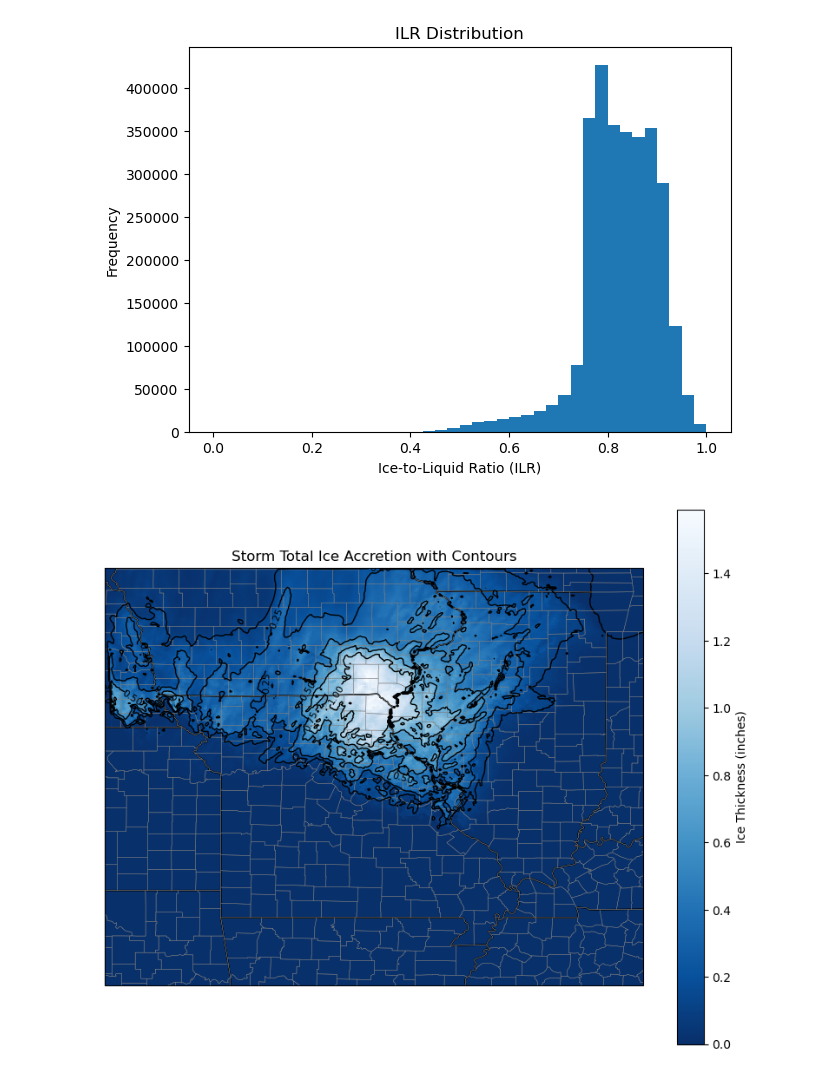
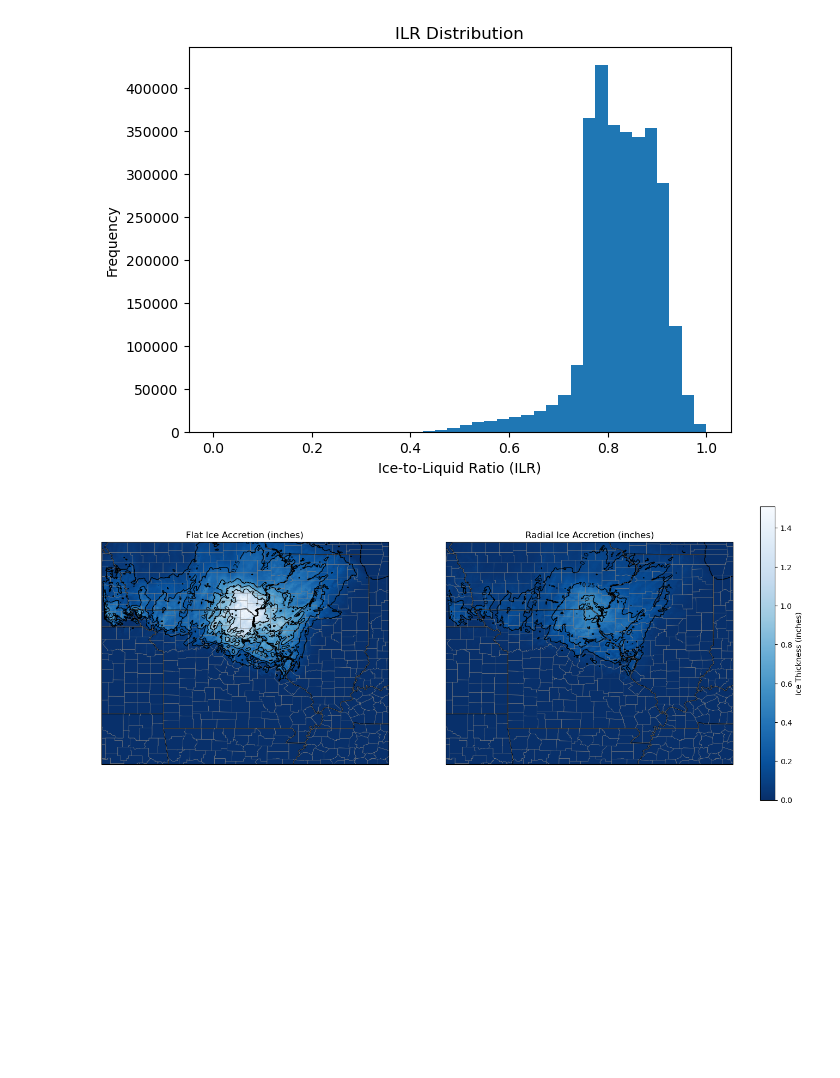
Before and after one commit to sciencekitty66/ATMS-596-ResearchProject, a Jupyter notebook: FRAM_implementation.ipynb, the cells around one changed output. Saved outputs shown, nothing was run; the diff lists cells and outputs as text; code cells hidden in the pictures; blank space fills up the shorter version.

```diff
--- a/FRAM_implementation.ipynb
+++ b/FRAM_implementation.ipynb
@@ -10,5 +11,5 @@ from time import sleep
 # %%
 # Skip the data-processing
-processed_ds = xr.open_dataset("/data/keeling/a/alison8/AlisonCapstone/wrf_framinputs_14dec2024.nc")
+processed_ds = xr.open_dataset("/data/keeling/a/alison8/AlisonCapstone/wrf_framinputs_14dec2024_wSR.nc")
 processed_ds
 # %% [output]
@@ -82,10 +100,4 @@ def setup_map(ax):
 
 lats = processed_ds.XLAT
 lons = processed_ds.XLONG
-
-# Conversion factor
-MM_TO_IN = 0.0393701
-
-processed_ds["ice_thickness_in"] = processed_ds.ice_thickness * MM_TO_IN
-processed_ds["ice_rate_in"] = processed_ds.ice_rate * MM_TO_IN
 # %%
@@ -131,19 +227,31 @@ plt.show()
 [figure]
 # %%
 # Ice Thickness Contours (Final Time)
-storm_total = processed_ds.ice_thickness_in.isel(time=-1)
+radial_mod_total = processed_ds.radial_ice_thickness_in_mod.isel(time=-1)
 
-plt.figure(figsize=(10,8))
-ax = plt.axes(projection=ccrs.PlateCarree())
-mesh = ax.pcolormesh(lons, lats, storm_total, transform=ccrs.PlateCarree(), cmap="Blues_r")
-contours = ax.contour(lons, lats, storm_total, levels=[0.1, 0.25, 0.5, 0.75, 1.0], colors="black", linewidths=1, transform=ccrs.PlateCarree())
-ax.clabel(contours, inline=True, fontsize=8)
-setup_map(ax)
-ax.set_extent([float(lons.min()), float(lons.max()), float(lats.min()), float(lats.max())], crs=ccrs.PlateCarree())
+levels = [0.1, 0.25, 0.5, 0.75, 1.0]
+fig, axes = plt.subplots(1, 2, figsize=(16,7), subplot_kw={"projection": ccrs.PlateCarree()})
+vmax = float(max(mod_total.max(), radial_mod_total.max()))
 
-plt.colorbar(mesh, label="Ice Thickness (inches)")
-plt.title("Storm Total Ice Accretion with Contours")
+# Flat Ice
+mesh1 = axes[0].pcolormesh(lons, lats, mod_total, transform=ccrs.PlateCarree(), cmap="Blues_r", vmin=0, vmax=vmax)
+contours1 = axes[0].contour(lons, lats, mod_total, levels=levels, colors="black", linewidths=1, transform=ccrs.PlateCarree())
+axes[0].clabel(contours1, inline=True, fontsize=8)
+setup_map(axes[0])
+axes[0].set_title("Flat Ice Accretion (inches)")
+axes[0].set_extent([float(lons.min()), float(lons.max()), float(lats.min()), float(lats.max())], crs=ccrs.PlateCarree())
+
+# Radial Ice
+mesh2 = axes[1].pcolormesh(lons, lats, radial_mod_total, transform=ccrs.PlateCarree(), cmap="Blues_r", vmin=0, vmax=vmax)
+contours2 = axes[1].contour(lons, lats, radial_mod_total, levels=levels, colors="black", linewidths=1, transform=ccrs.PlateCarree())
+axes[1].clabel(contours2, inline=True, fontsize=8)
+setup_map(axes[1])
+axes[1].set_title("Radial Ice Accretion (inches)")
+axes[1].set_extent([float(lons.min()), float(lons.max()), float(lats.min()), float(lats.max())], crs=ccrs.PlateCarree())
+
+cbar = fig.colorbar(mesh1, ax=axes, orientation="vertical", fraction=0.025, pad=0.04)
+cbar.set_label("Ice Thickness (inches)")
 plt.show()
 # %% [output]
-[figure, old version]
+[figure, new version]
 # %%
```
Also changed, not shown: parts of 16 cells of this notebook, 7 other files.
